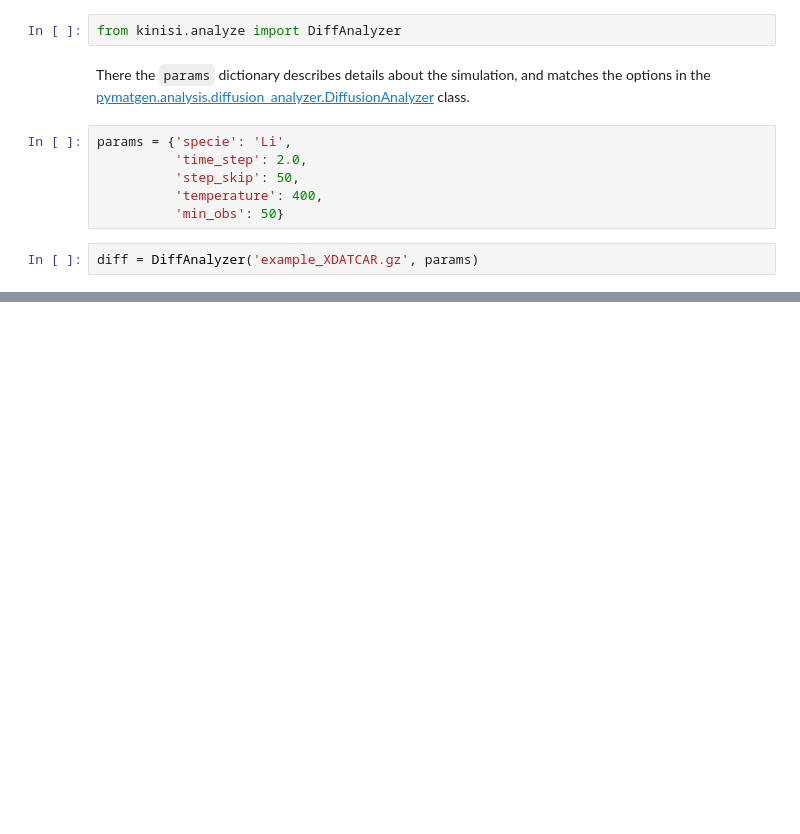
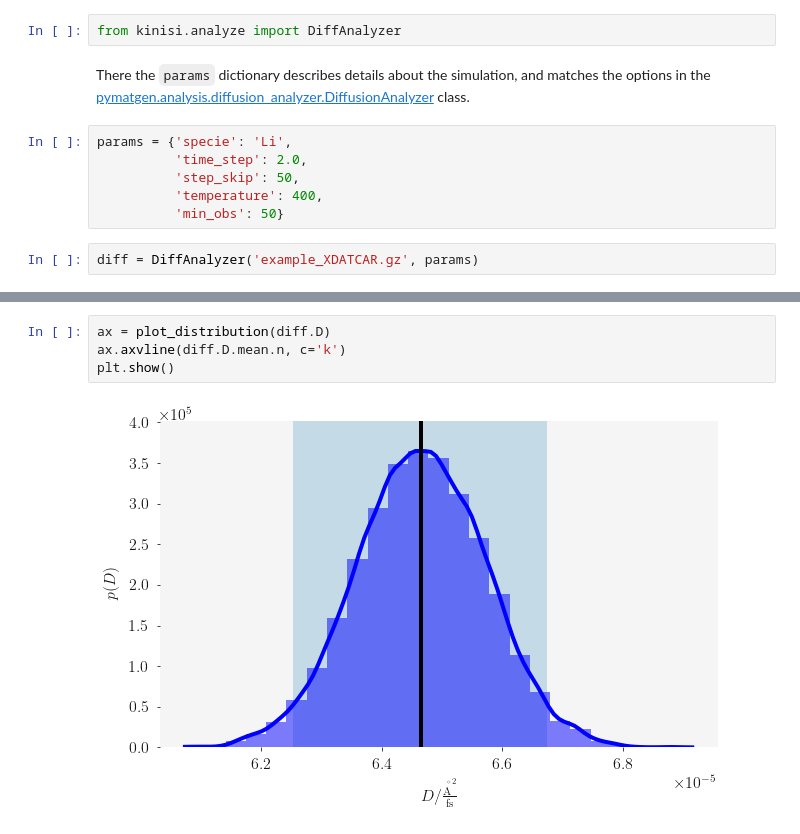
Before and after one commit to bjmorgan/kinisi, a Jupyter notebook: docs/source/vasp.ipynb, the cells around one changed output, grey strips where cells are left out. Saved outputs shown, nothing was run; the diff lists cells and outputs as text; blank space fills up the shorter version.

```diff
--- a/docs/source/vasp.ipynb
+++ b/docs/source/vasp.ipynb
@@ -58,0 +43,6 @@ plt.show()
+# %%
+ax = plot_distribution(diff.D)
+ax.axvline(diff.D.mean.n, c='k')
+plt.show()
+# %% [output]
+[figure, added]
```
Also changed, not shown: parts of 8 cells of this notebook, 1 other file.
